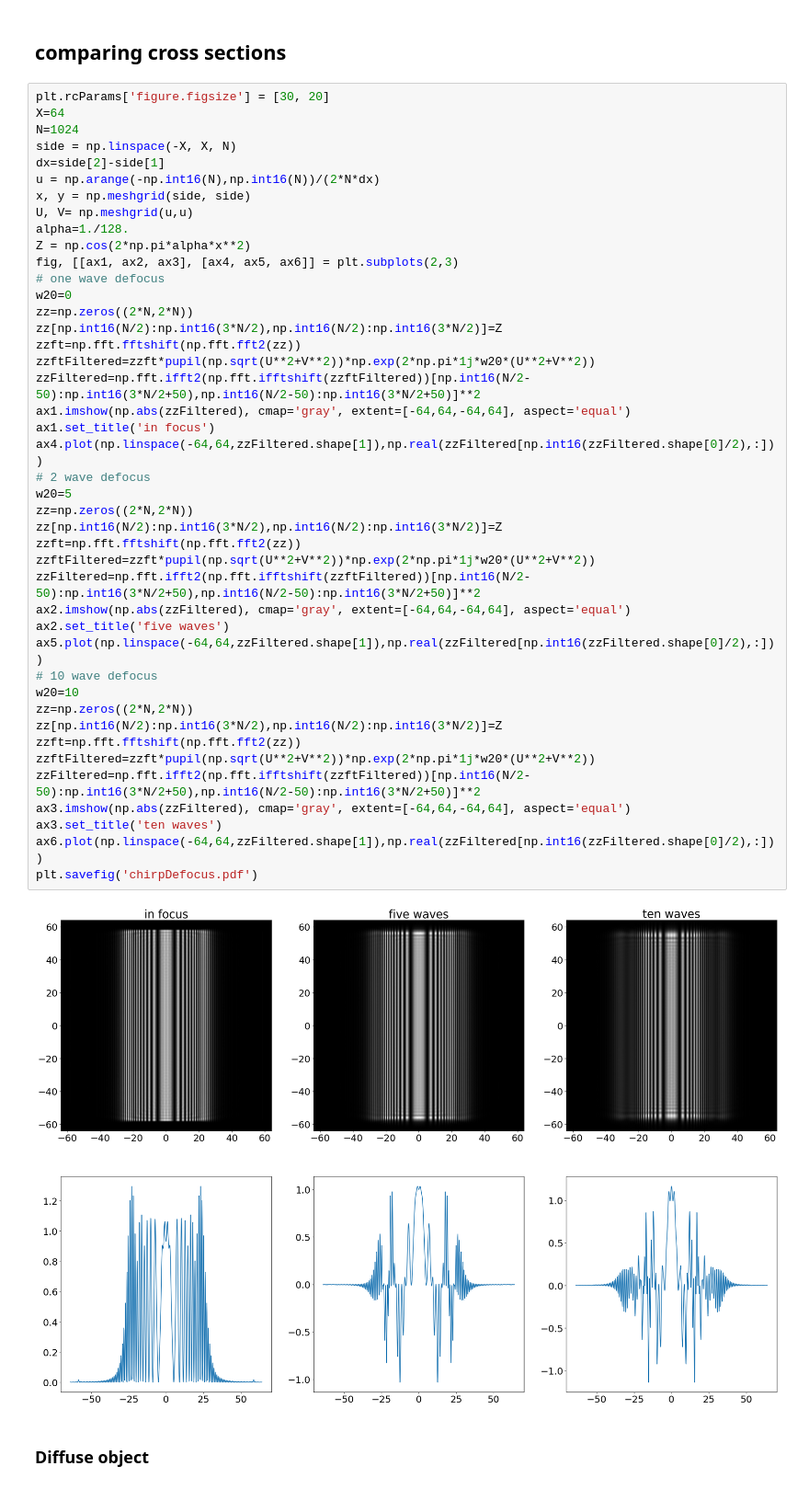
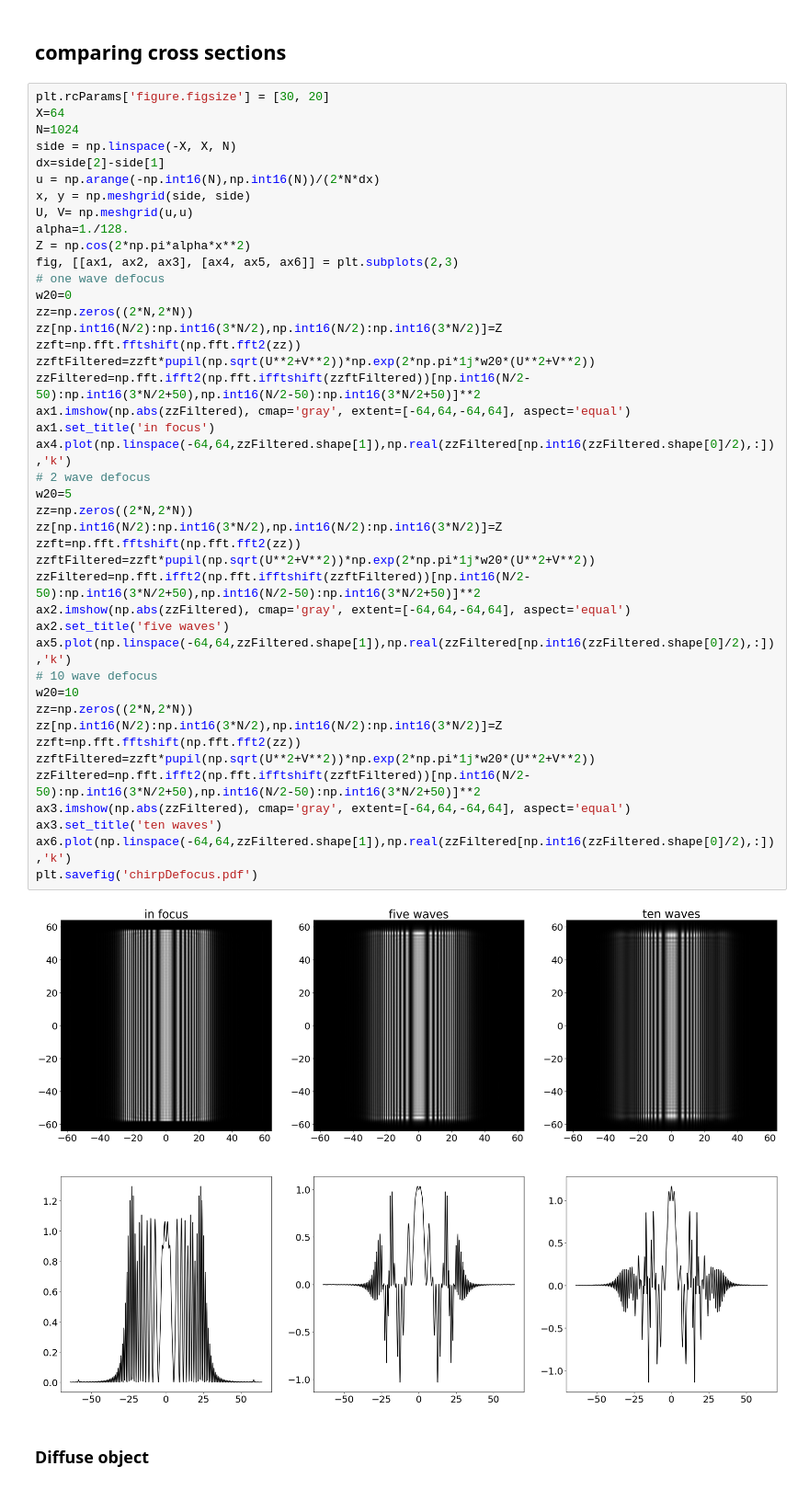
Before and after one commit to arizonaCameraLab/computationalImaging, a Jupyter notebook: waves/CoherentDefocus.ipynb, the cells around one changed output. Shown at 92% size. Drawn from its saved outputs; the diff is of its cells as text.

```diff
--- a/waves/CoherentDefocus.ipynb
+++ b/waves/CoherentDefocus.ipynb
@@ -267,37 +266,37 @@ Z = np.cos(2*np.pi*alpha*x**2)
 fig, [[ax1, ax2, ax3], [ax4, ax5, ax6]] = plt.subplots(2,3)
 # one wave defocus
 w20=0
 zz=np.zeros((2*N,2*N))
 zz[np.int16(N/2):np.int16(3*N/2),np.int16(N/2):np.int16(3*N/2)]=Z
 zzft=np.fft.fftshift(np.fft.fft2(zz))
 zzftFiltered=zzft*pupil(np.sqrt(U**2+V**2))*np.exp(2*np.pi*1j*w20*(U**2+V**2))
 zzFiltered=np.fft.ifft2(np.fft.ifftshift(zzftFiltered))[np.int16(N/2-50):np.int16(3*N/2+50),np.int16(N/2-50):np.int16(3*N/2+50)]**2
 ax1.imshow(np.abs(zzFiltered), cmap='gray', extent=[-64,64,-64,64], aspect='equal')
 ax1.set_title('in focus')
-ax4.plot(np.linspace(-64,64,zzFiltered.shape[1]),np.real(zzFiltered[np.int16(zzFiltered.shape[0]/2),:]))
+ax4.plot(np.linspace(-64,64,zzFiltered.shape[1]),np.real(zzFiltered[np.int16(zzFiltered.shape[0]/2),:]),'k')
 # 2 wave defocus
 w20=5
 zz=np.zeros((2*N,2*N))
 zz[np.int16(N/2):np.int16(3*N/2),np.int16(N/2):np.int16(3*N/2)]=Z
 zzft=np.fft.fftshift(np.fft.fft2(zz))
 zzftFiltered=zzft*pupil(np.sqrt(U**2+V**2))*np.exp(2*np.pi*1j*w20*(U**2+V**2))
 zzFiltered=np.fft.ifft2(np.fft.ifftshift(zzftFiltered))[np.int16(N/2-50):np.int16(3*N/2+50),np.int16(N/2-50):np.int16(3*N/2+50)]**2
 ax2.imshow(np.abs(zzFiltered), cmap='gray', extent=[-64,64,-64,64], aspect='equal')
 ax2.set_title('five waves')
-ax5.plot(np.linspace(-64,64,zzFiltered.shape[1]),np.real(zzFiltered[np.int16(zzFiltered.shape[0]/2),:]))
+ax5.plot(np.linspace(-64,64,zzFiltered.shape[1]),np.real(zzFiltered[np.int16(zzFiltered.shape[0]/2),:]),'k')
 # 10 wave defocus
 w20=10
 zz=np.zeros((2*N,2*N))
 zz[np.int16(N/2):np.int16(3*N/2),np.int16(N/2):np.int16(3*N/2)]=Z
 zzft=np.fft.fftshift(np.fft.fft2(zz))
 zzftFiltered=zzft*pupil(np.sqrt(U**2+V**2))*np.exp(2*np.pi*1j*w20*(U**2+V**2))
 zzFiltered=np.fft.ifft2(np.fft.ifftshift(zzftFiltered))[np.int16(N/2-50):np.int16(3*N/2+50),np.int16(N/2-50):np.int16(3*N/2+50)]**2
 ax3.imshow(np.abs(zzFiltered), cmap='gray', extent=[-64,64,-64,64], aspect='equal')
 ax3.set_title('ten waves')
-ax6.plot(np.linspace(-64,64,zzFiltered.shape[1]),np.real(zzFiltered[np.int16(zzFiltered.shape[0]/2),:]))
+ax6.plot(np.linspace(-64,64,zzFiltered.shape[1]),np.real(zzFiltered[np.int16(zzFiltered.shape[0]/2),:]),'k')
 plt.savefig('chirpDefocus.pdf')
 # %% [output]
-[figure, old version]
+[figure, new version]
 # %% [markdown]
 ### Diffuse object
 # %%
```
Also changed, not shown: parts of 3 cells of this notebook.
